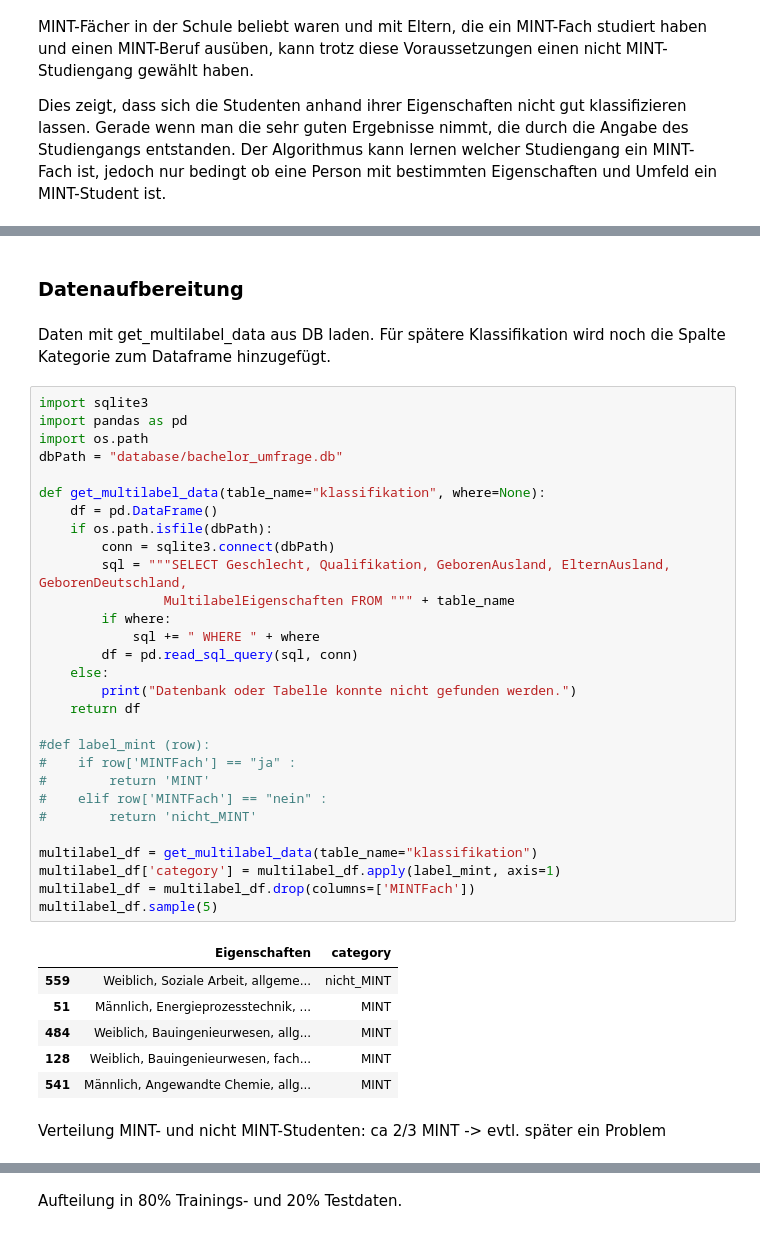
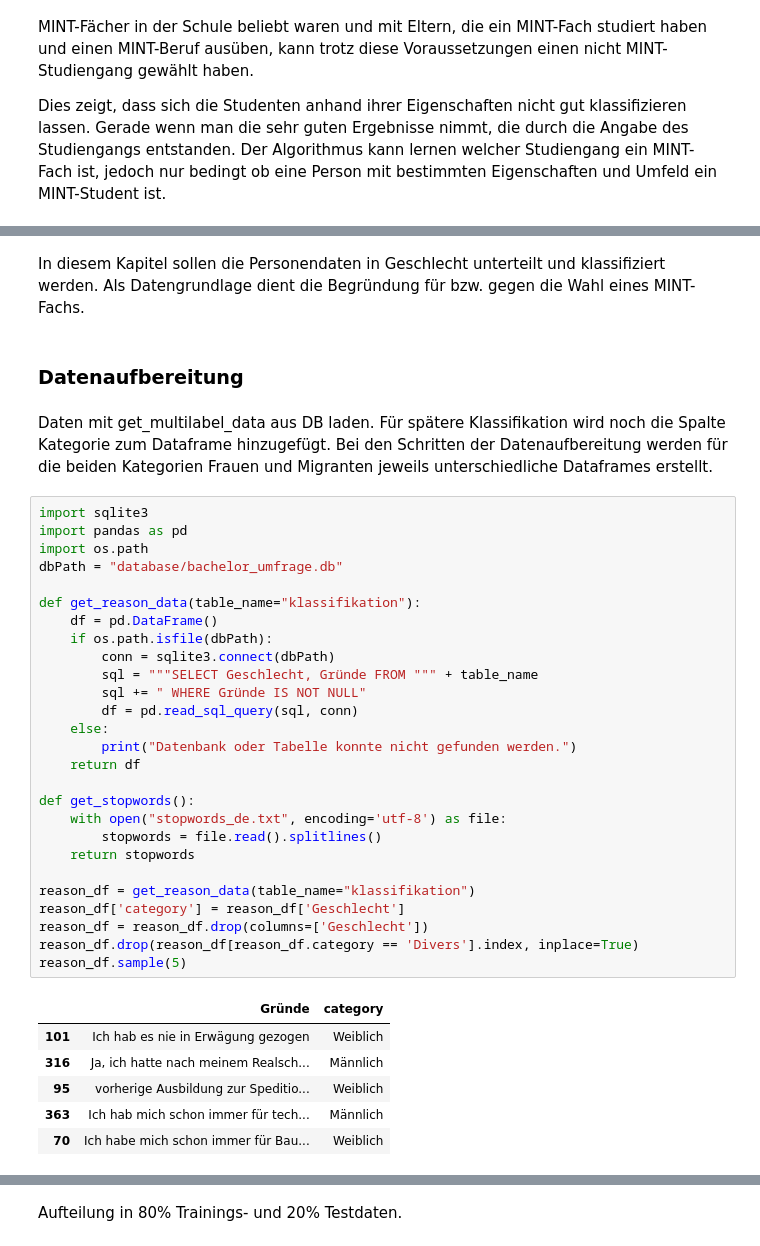
Before and after one commit to wittmannev/Bachelor-Textanalytics, a Jupyter notebook: Klassifikation.ipynb, the cells around one changed output, grey strips where cells are left out. Cells and saved outputs as stored; diff of their text form.

```diff
--- a/Klassifikation.ipynb
+++ b/Klassifikation.ipynb
@@ -490,42 +449,40 @@ In diesem Kapitel sollen die Personendaten in mehrere Kategorien unterteilt und
+# %% [markdown]
+In diesem Kapitel sollen die Personendaten in Geschlecht unterteilt und klassifiziert werden. Als Datengrundlage dient die Begründung für bzw. gegen die Wahl eines MINT-Fachs.
 # %% [markdown]
 ### Datenaufbereitung
 # %% [markdown]
-Daten mit get_multilabel_data aus DB laden. Für spätere Klassifikation wird noch die Spalte Kategorie zum Dataframe hinzugefügt.
+Daten mit get_multilabel_data aus DB laden. Für spätere Klassifikation wird noch die Spalte Kategorie zum Dataframe hinzugefügt. Bei den Schritten der Datenaufbereitung werden für die beiden Kategorien Frauen und Migranten jeweils unterschiedliche Dataframes erstellt.
 # %%
 import sqlite3
 import pandas as pd
 import os.path
 dbPath = "database/bachelor_umfrage.db"
 
-def get_multilabel_data(table_name="klassifikation", where=None):
+def get_reason_data(table_name="klassifikation"):
     df = pd.DataFrame()
     if os.path.isfile(dbPath):
         conn = sqlite3.connect(dbPath)
-        sql = """SELECT Geschlecht, Qualifikation, GeborenAusland, ElternAusland, GeborenDeutschland,
-                MultilabelEigenschaften FROM """ + table_name
-        if where:
-            sql += " WHERE " + where
+        sql = """SELECT Geschlecht, Gründe FROM """ + table_name
+        sql += " WHERE Gründe IS NOT NULL"
         df = pd.read_sql_query(sql, conn)
     else:
         print("Datenbank oder Tabelle konnte nicht gefunden werden.")
     return df
 
-#def label_mint (row):
-#    if row['MINTFach'] == "ja" :
-#        return 'MINT'
-#    elif row['MINTFach'] == "nein" :
-#        return 'nicht_MINT'
+def get_stopwords():
+    with open("stopwords_de.txt", encoding='utf-8') as file:
+        stopwords = file.read().splitlines()
+    return stopwords
 
-multilabel_df = get_multilabel_data(table_name="klassifikation")
-multilabel_df['category'] = multilabel_df.apply(label_mint, axis=1)
-multilabel_df = multilabel_df.drop(columns=['MINTFach'])
-multilabel_df.sample(5)
+reason_df = get_reason_data(table_name="klassifikation")
+reason_df['category'] = reason_df['Geschlecht']
+reason_df = reason_df.drop(columns=['Geschlecht'])
+reason_df.drop(reason_df[reason_df.category == 'Divers'].index, inplace=True)
+reason_df.sample(5)
 # %% [output]
-|  | Eigenschaften | category |
-| 559 | Weiblich, Soziale Arbeit, allgeme... | nicht_MINT |
-| 51 | Männlich, Energieprozesstechnik, ... | MINT |
-| 484 | Weiblich, Bauingenieurwesen, allg... | MINT |
-| 128 | Weiblich, Bauingenieurwesen, fach... | MINT |
-| 541 | Männlich, Angewandte Chemie, allg... | MINT |
+|  | Gründe | category |
+| 101 | Ich hab es nie in Erwägung gezogen | Weiblich |
+| 316 | Ja, ich hatte nach meinem Realsch... | Männlich |
+| 95 | vorherige Ausbildung zur Speditio... | Weiblich |
+| 363 | Ich hab mich schon immer für tech... | Männlich |
+| 70 | Ich habe mich schon immer für Bau... | Weiblich |
-# %% [markdown]
-Verteilung MINT- und nicht MINT-Studenten: ca 2/3 MINT -> evtl. später ein Problem
```
Also changed, not shown: parts of 47 cells of this notebook, 2 other files.
